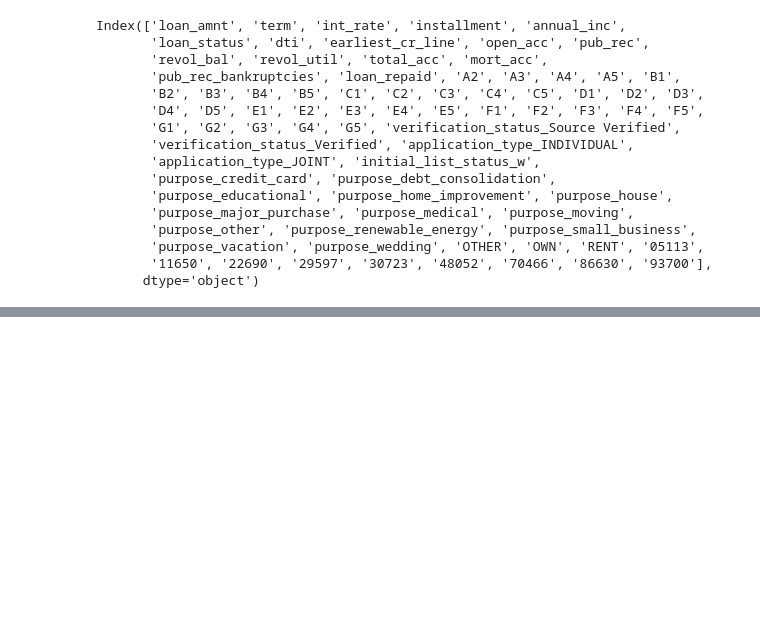
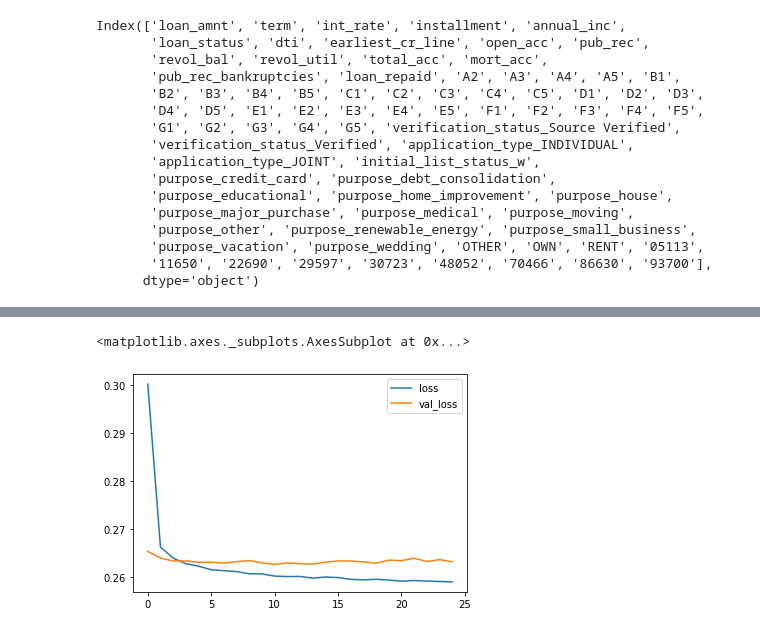
Before and after one commit to dagash007/LOAN-PAYMENT-PREDICTION, a Jupyter notebook: LOAN PAYMENT PREDICTION.ipynb, the cells around one changed output, grey strips where cells are left out. Saved outputs shown, nothing was run; the diff lists cells and outputs as text; code cells hidden in the pictures; blank space fills up the shorter version.

```diff
--- a/LOAN PAYMENT PREDICTION.ipynb
+++ b/LOAN PAYMENT PREDICTION.ipynb
@@ -623,6 +623,10 @@ model.add(Dense(units=1,activation='sigmoid'))
 
 
 model.compile(loss='binary_crossentropy',optimizer='adam')
+# %%
+X_train=np.asarray(X_train).astype(np.int)
+
+y_train=np.asarray(y_train).astype(np.int)
 # %%
 model.fit(x=X_train,y=y_train,epochs=25,batch_size=256,validation_data=(X_test,y_test))
 # %% [output]
@@ -646 +650,8 @@ Epoch 25/25
 <keras.callbacks.History at 0x...>
+# %%
+losses = pd.DataFrame(model.history.history)
+# %%
+losses.plot()
+# %% [output]
+<matplotlib.axes._subplots.AxesSubplot at 0x...>
+[figure, added]
```
Also changed, not shown: parts of 11 cells of this notebook.
